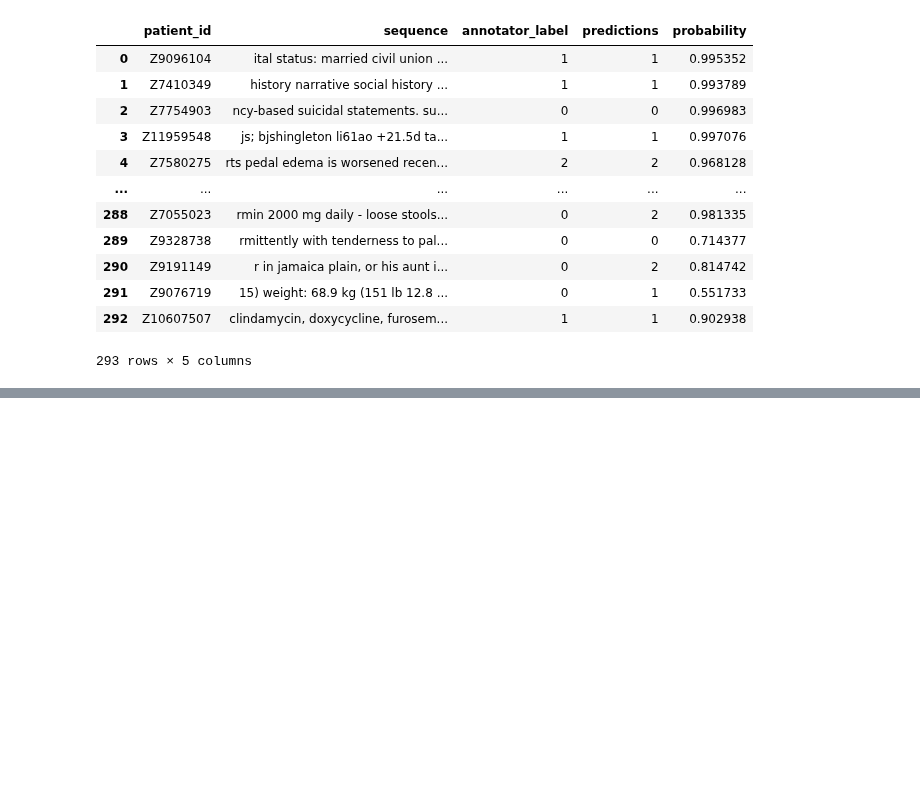
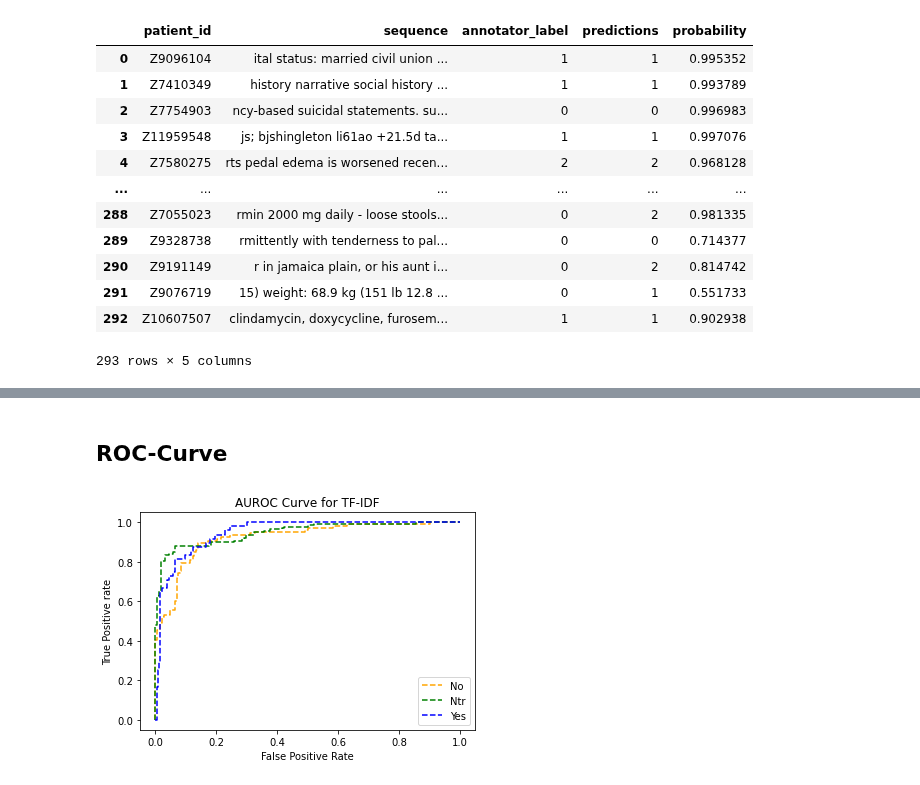
Before and after one commit to anaconda121/NeuraHealth, a Jupyter notebook: Modeling/TFIDF with Regularized Logistic Regression.ipynb, the cells around one changed output, grey strips where cells are left out. Saved outputs shown, nothing was run; the diff lists cells and outputs as text; code cells hidden in the pictures; blank space fills up the shorter version.

Commit message:
ROC curve and "rescue" analysis

```diff
--- a/Modeling/TFIDF with Regularized Logistic Regression.ipynb
+++ b/Modeling/TFIDF with Regularized Logistic Regression.ipynb
@@ -489,0 +554,16 @@ roc_auc_score(test["label"], test["probability"],average='weighted', multi_class
+# %%
+bib = bib.reset_index(drop = True)
+nodup = nodup.reset_index(drop = True)
+# %%
+apoe = []
+for i in tqdm(range(len(bib))):
+    allele = str((nodup[nodup["subject_id"] == bib.loc[i]["Subject_Id"]]["APOE"].values))
+    allele = allele[2:len(allele)-2]
+    apoe.append(allele)
+# %%
+bib["APOE"] = apoe
+# %%
+apoe = []
+for i in range(len(sample)):
+    allele = bib[bib["EMPI"] == bib.loc[i]["EMPI"]]["APOE"].values
+    apoe.append(allele)
@@ -489,0 +646,25 @@ roc_auc_score(test["label"], test["probability"],average='weighted', multi_class
+# %% [markdown]
+## ROC-Curve
+# %%
+n_class = 3
+
+pred_prob = model.predict_proba(filtered_tfidf_test)
+
+fpr = {}
+tpr = {}
+thresh ={}
+
+for i in range(n_class):
+    fpr[i], tpr[i], thresh[i] = metrics.roc_curve(y_test, pred_prob[:,i], pos_label = i)
+
+# plotting
+plt.plot(fpr[0], tpr[0], linestyle='--',color='orange', label='No')
+plt.plot(fpr[1], tpr[1], linestyle='--',color='green', label='Ntr')
+plt.plot(fpr[2], tpr[2], linestyle='--',color='blue', label='Yes')
+plt.title('AUROC Curve for TF-IDF')
+plt.xlabel('False Positive Rate')
+plt.ylabel('True Positive rate')
+plt.legend(loc='best')
+plt.savefig('AUROC Curve for TF-IDF', dpi = 300)
+# %% [output]
+[figure, added]
```
Also changed, not shown: parts of 19 cells of this notebook, 1 other file.
